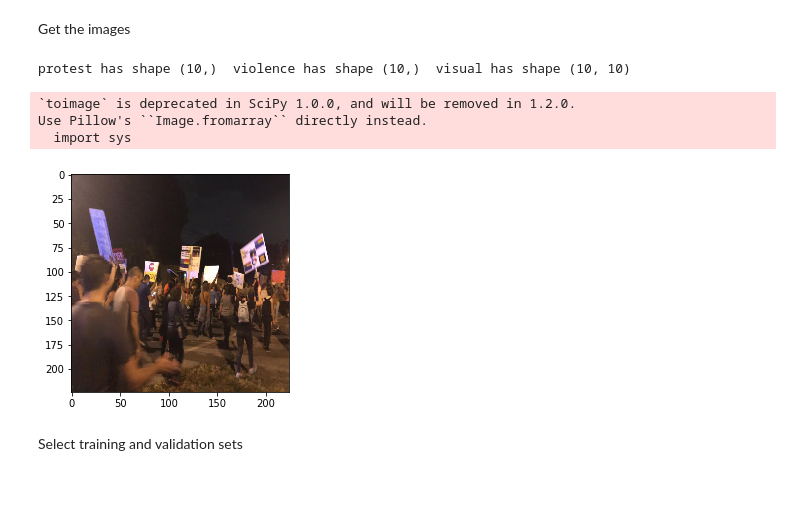
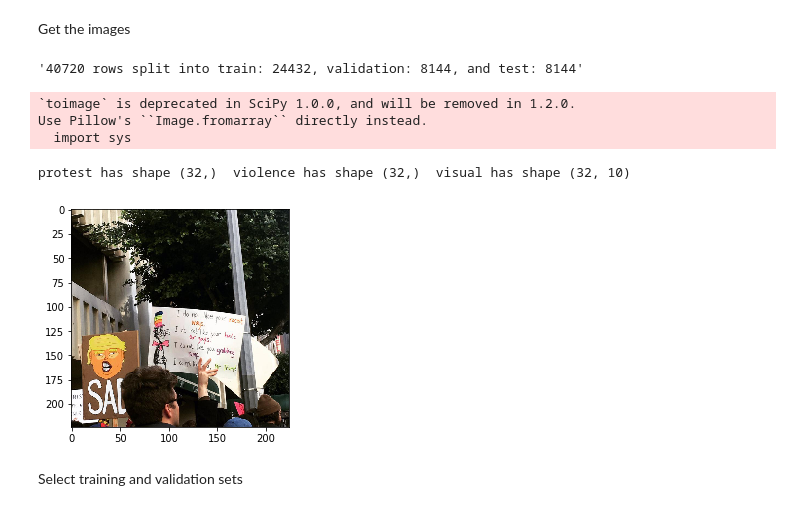
Before and after one commit to kalkun/Thesis, a Jupyter notebook: analysis/UCLA_results_validation.ipynb, the cells around one changed output. Saved outputs shown, nothing was run; the diff lists cells and outputs as text; code cells hidden in the pictures.

Commit message:
rewrote validation attempt to use getLabelledImages for data retrieval

```diff
--- a/analysis/UCLA_results_validation.ipynb
+++ b/analysis/UCLA_results_validation.ipynb
@@ -31,4 +28,6 @@ import h5py
 # %%
 # Take a sample of 500 images and their respective labels
 pc = cursor.ProtestCursor()
-imgs = pc.query(models.Images).filter(models.Images.source == 'UCLA').all()
+# imgs = pc.query(models.Images).filter(models.Images.source == 'UCLA').all()
+imgs = pc.getLabelledImages(source="UCLA")
+len(imgs)
@@ -81,0 +38,9 @@ KeyboardInterrupt:
+# %%
+
+cols = ["name", "label"]
+tag_cols = ["protest", "sign", "photo", "fire", "police", "children", "group_20", "group_100", "flag", "night", "shouting"]
+imgs = imgs[cols + tag_cols]
+indx_non_violence = imgs['label'].isnull()
+
+imgs[tag_cols] = imgs[tag_cols].astype(int)
+imgs
@@ -86,19 +71,23 @@ KeyboardInterrupt:
 cutpoint = 0.43
 
 #clips
-df = au.ClipDFColumn(df, 'violence', cutpoint)
+imgs = au.clipDFColumn(imgs, 'label', cutpoint)
 
 # normalize
-df = au.MinMax(df, 'violence')
+# imgs = au.minMax(imgs, 'label')
 
 # mask values that did not had violence labels
-df.loc[indx_non_violence, 'violence'] = -1
+imgs.loc[indx_non_violence, "label"] = -1
+# df.loc[indx_non_violence, 'violence'] = -1
 
 # masks the visual attributes that where image is not a protest
-for column, value in df.iloc[:,3:].iteritems(): # fill visual attributes with masking
-    df.loc[pd.isnull(df['protest']), column] = -1
+# for column, value in df.iloc[:,3:].iteritems(): # fill visual attributes with masking
+#     df.loc[pd.isnull(df['protest']), column] = -1
+imgs.loc[indx_non_violence, tag_cols[1:]] = -1
 
 # fill nas
-df.fillna(0, inplace = True)
+# df.fillna(0, inplace = True)
+
+df = imgs.rename(columns={"label": "violence"})
 df
 # %% [output]
@@ -127,11 +115,23 @@ batch_size = 32
+# %%
+batch_size = 32
+
+# size in percentage of the various splits:
+test_size = .2
+val_size = .2
+train_size = .6
+
+train, val, test = au.getSplits(df, train_size, val_size, test_size)
+"{} rows split into train: {}, validation: {}, and test: {}".format(len(df), len(train), len(val), len(test))
+# %% [output]
+'40720 rows split into train: 24432, validation: 8144, and test: 8144'
 # %%
-dummy_test_generator = au.ResizeSequence(df[:5], batch_size,
+dummy_test_generator = au.ResizeSequence(df[np.random.randint(10):np.random.randint(20, 30)], batch_size,
                                          targets = ['protest', 'violence', df.columns[3:].tolist()])
-train_generator = au.ResizeSequence(df[:100], batch_size,
+train_generator = au.ResizeSequence(train, batch_size,
                                     targets = ['protest', 'violence', df.columns[3:].tolist()])
-validation_generator = au.ResizeSequence(df[100:200], batch_size,
+validation_generator = au.ResizeSequence(val, batch_size,
                                          targets = ['protest', 'violence', df.columns[3:].tolist()])
-test_generator = au.ResizeSequence(df[200:300], 1,
+test_generator = au.ResizeSequence(test, 1,
                                    targets = ['protest', 'violence', df.columns[3:].tolist()])
 
 test_visual = np.array(df.iloc[:,3:])[200:300]
@@ -140,19 +140,19 @@ test_protest = np.array(df['protest'])[200:300]
 # %%
 # test generator
 first = dummy_test_generator.__getitem__(0)
 image = first[0][0]
 protest = first[1][0]
 violence = first[1][1]
 visual = first[1][2]
 img = scipy.misc.toimage(image)
-pyplot.imshow(img)
+plt.imshow(img)
 print("protest has shape", protest.shape, " violence has shape", violence.shape, " visual has shape", visual.shape)
 # %% [output]
-protest has shape (10,)  violence has shape (10,)  visual has shape (10, 10)
+`toimage` is deprecated in SciPy 1.0.0, and will be removed in 1.2.0.
+Use Pillow's ``Image.fromarray`` directly instead.
+  import sys
-`toimage` is deprecated in SciPy 1.0.0, and will be removed in 1.2.0.
-Use Pillow's ``Image.fromarray`` directly instead.
-  import sys
+protest has shape (32,)  violence has shape (32,)  visual has shape (32, 10)
-[figure, old version]
+[figure, new version]
 # %% [markdown]
 Select training and validation sets
 # %% [markdown]
```
Also changed, not shown: parts of 15 cells of this notebook, 1 other file.
